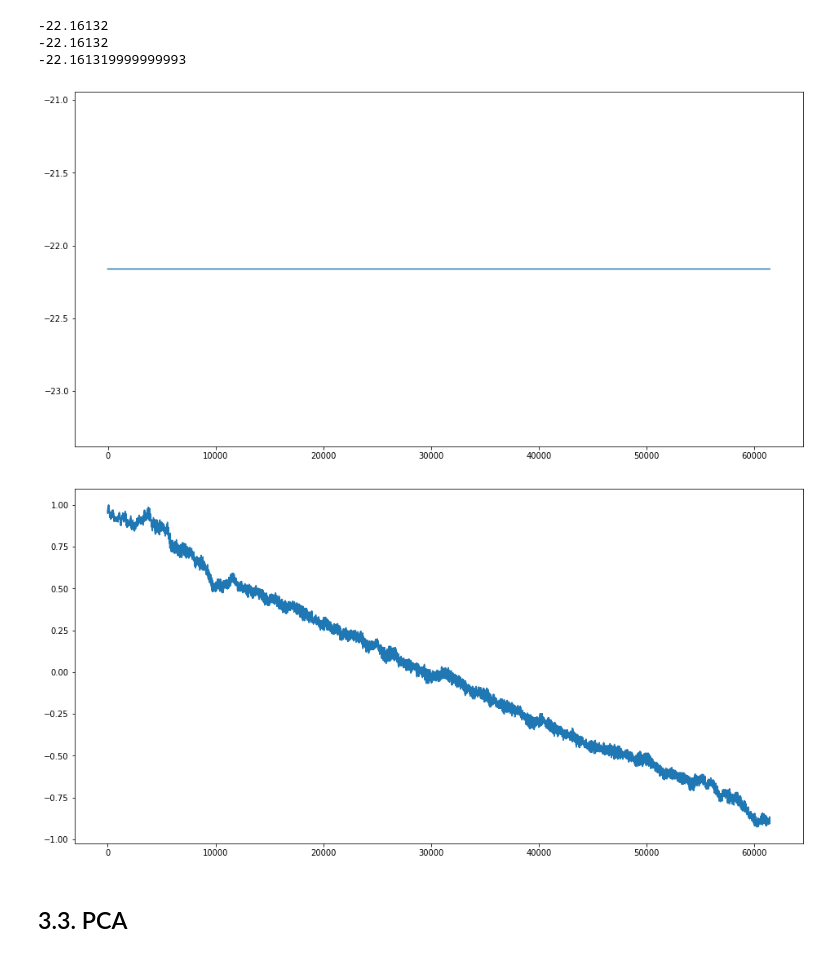
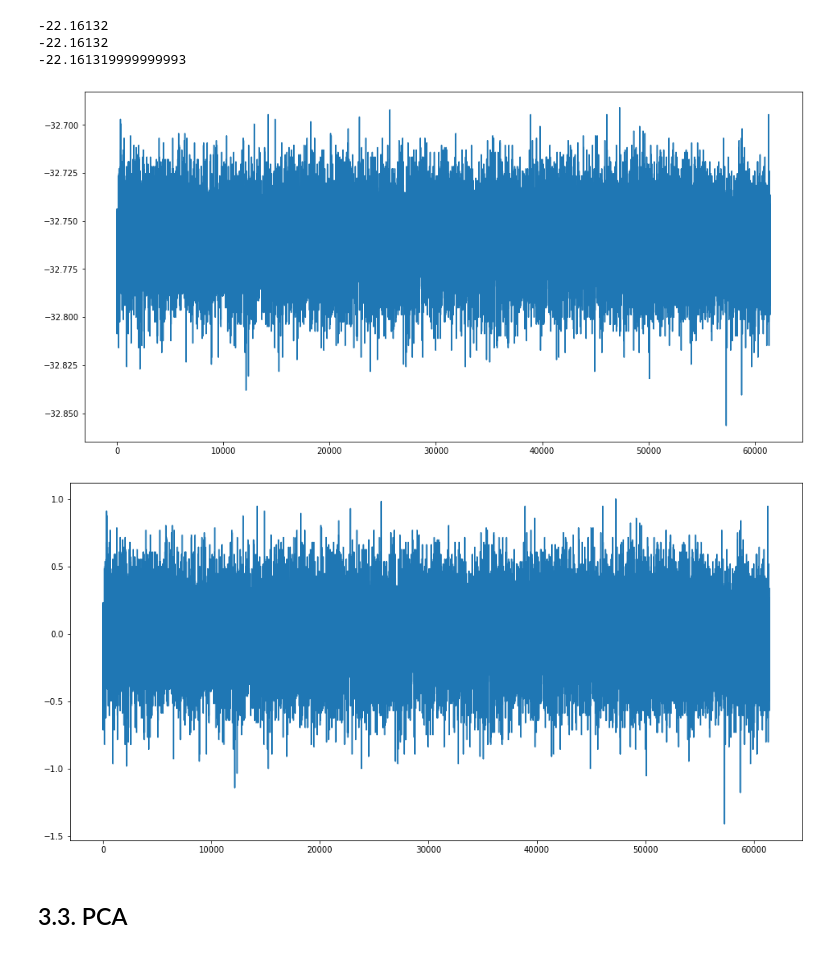
Before and after one commit to xavierbrt/telecom-data-challenge-2, a Jupyter notebook: data_challenge_2.ipynb, the cells around one changed output. Cells and saved outputs as stored; diff of their text form; code cells hidden in the pictures.

```diff
--- a/data_challenge_2.ipynb
+++ b/data_challenge_2.ipynb
@@ -164,0 +318,8 @@ plt.show()
+# %%
+plt.figure(figsize=(30,10)) # x, y
+for i in range(10):
+  index = df_res["index"].iloc[i]
+  plt.subplot(2,5,i+1)
+  ax = plt.plot(xtest[i])
+  plt.title(str(i) + " - " + str(X_embedded2[i]))
+plt.show()
@@ -164,0 +330,15 @@ plt.show()
+# %%
+from scipy.signal import lfilter
+
+n = 1000  # the larger n is, the smoother curve will be
+b = [1.0 / n] * n
+a = 1
+mm = lfilter(b, a, xtrain[0,:])
+# %%
+xtrain_rolling = xtrain.copy()
+for i in range(xtrain.shape[0]):
+  xtrain_rolling[i] =  lfilter(b, a, xtrain[i,:])
+# %%
+xtest_rolling = xtest.copy()
+for i in range(xtest.shape[0]):
+  xtest_rolling[i] =  lfilter(b, a, xtest[i,:])
@@ -221,16 +411,16 @@ print(np.mean(xtest[2040,:]))
 -22.161319999999993
 # %%
 plt.figure(figsize=(16,8))
-plt.plot(xtest[2040,:]) #2272
+plt.plot(xtest[2272,:]) #2272
 plt.show()
 # %% [output]
-[figure, old version]
+[figure, new version]
 # %%
 plt.figure(figsize=(16,8))
-plt.plot(xtest_scaled[2409,:])
+plt.plot(xtest_scaled[2272,:])
 plt.show()
 # %% [output]
-[figure, old version]
+[figure, new version]
 # %% [markdown]
 ## 3.3. PCA
 # %% [markdown]
```
Also changed, not shown: parts of 64 cells of this notebook, 1 other file.
